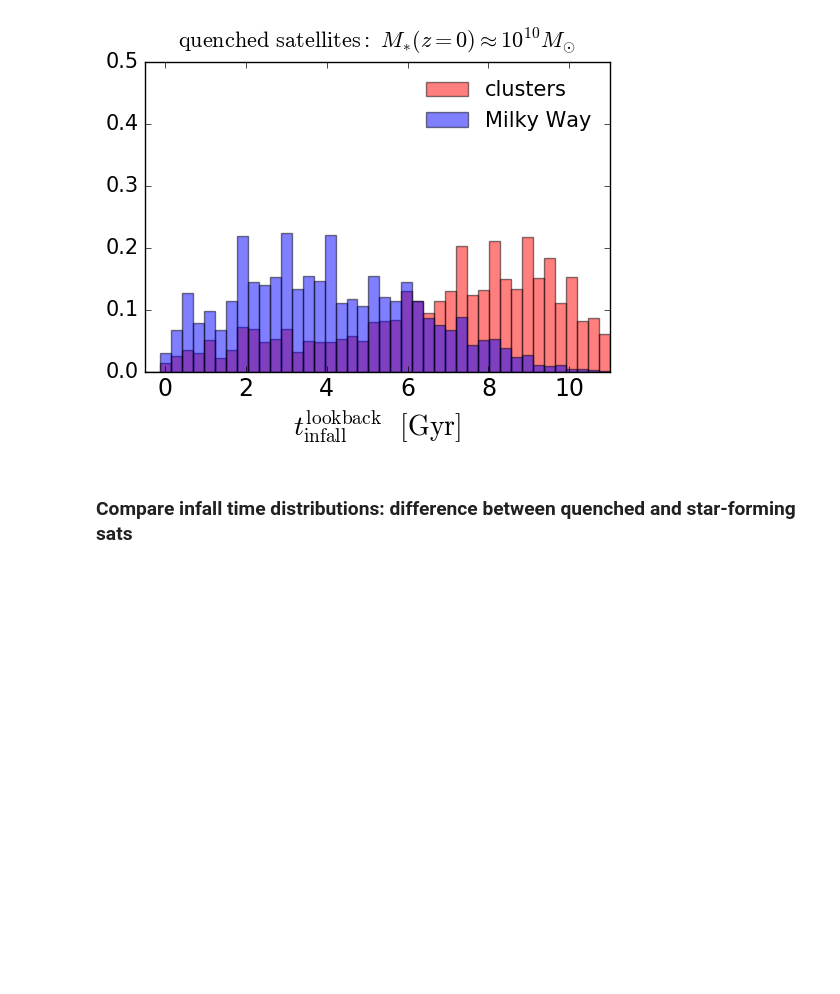
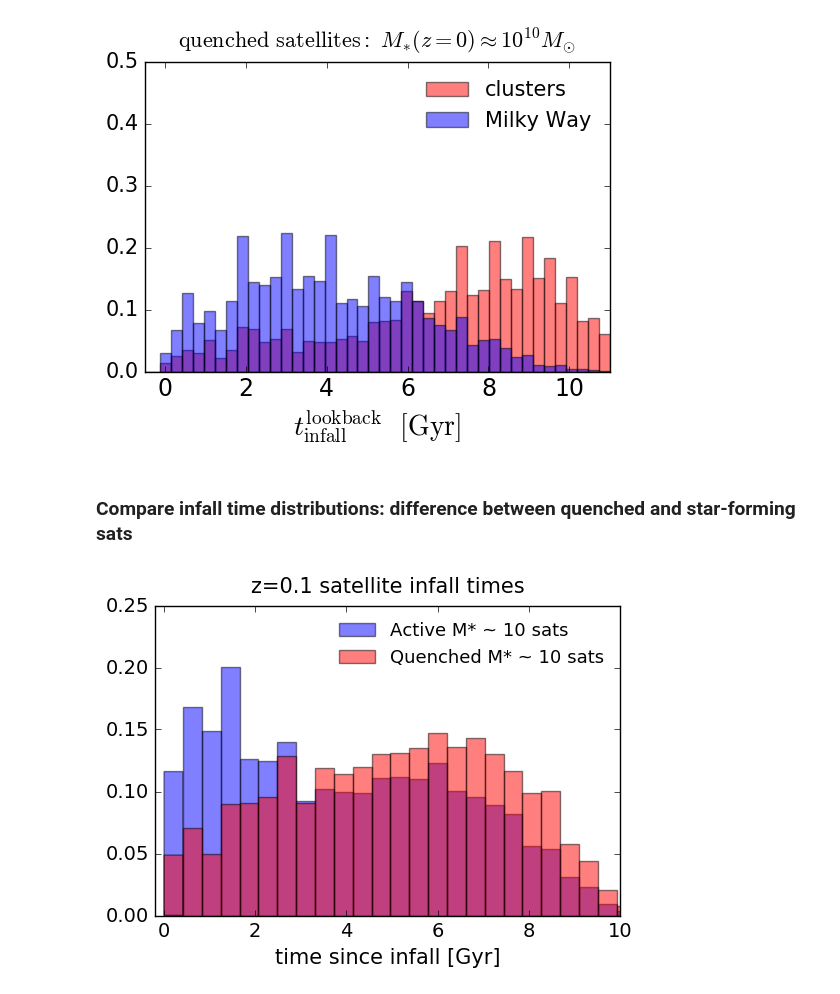
Before and after one commit to aphearin/time_evolving_cam_utils, a Jupyter notebook: fraction_quenched_after_infall.ipynb, the cells around one changed output. Saved outputs shown, nothing was run; the diff lists cells and outputs as text; code cells hidden in the pictures; blank space fills up the shorter version.

```diff
--- a/fraction_quenched_after_infall.ipynb
+++ b/fraction_quenched_after_infall.ipynb
@@ -380,30 +385,37 @@ fig.savefig('FIGS/infall_time_distributions_host_dependence.pdf', bbox_extra_art
 [figure]
 # %% [markdown]
 ### Compare infall time distributions: difference between quenched and star-forming sats
+# %%
+idx_tobs = np.where(scale_factor_array >= float(a_string[2:]))[0][0]
 # %%
 fig = plt.figure()
 ax = fig.add_subplot(111)
 
 sm_low, sm_high = 10, 10.25
 
-sm_mask = (sats['sm'] > 10**sm_low) & (sats['sm'] < 10**sm_high)
-quenched_mask = sm_mask * (sats['sfr'] / sats['sm'] < 1e-11)
-active_mask = sm_mask * (sats['sfr'] / sats['sm'] > 1e-11)
+sm_mask = (sats['stellar_mass'] > 10**sm_low) & (sats['stellar_mass'] < 10**sm_high)
+quenched_mask = sm_mask * (sats['sfr'] / sats['stellar_mass'] < 1e-11)
+active_mask = sm_mask * (sats['sfr'] / sats['stellar_mass'] > 1e-11)
 
-__=plt.hist(cosmic_age_array[-1] - sats['time_first_acc'][active_mask],
-            bins=np.linspace(0, 12, 20), normed=True, alpha=0.5,
+t_today = cosmic_age_array[idx_tobs]
+bins=np.linspace(0, 12, 30)
+__=plt.hist(t_today - sats['time_first_acc'][active_mask],
+            bins=bins, normed=True, alpha=0.5,
             label = 'Active M* ~ 10 sats', color='blue')
 
-__=plt.hist(cosmic_age_array[-1] - sats['time_first_acc'][quenched_mask],
-            bins=np.linspace(0, 12, 20), normed=True, alpha=0.5,
+__=plt.hist(t_today - sats['time_first_acc'][quenched_mask],
+            bins=bins, normed=True, alpha=0.5,
             label = "Quenched M* ~ 10 sats", color='red')
 
-xlabel = ax.set_xlabel(r'$t_{\rm lookback}^{\rm infall}$  $[{\rm Gyr}]$', fontsize=20)
-title = ax.set_title('Infall time distributions', fontsize=20, y=1.02) # y param fixes an overhanging title
+xlabel = ax.set_xlabel(r'$t_{\rm lookback}^{\rm infall}$  $[{\rm Gyr}]$', fontsize=15)
+xlabel = ax.set_xlabel(r'time since infall [Gyr]', fontsize=15)
+title = ax.set_title('z=0.1 satellite infall times', fontsize=15, y=1.02) # y param fixes an overhanging title
 
-plt.xticks(fontsize=17)
-plt.yticks(fontsize=15)
-plt.xlim(xmin = -0.2, xmax=13)
+plt.xticks(fontsize=14)
+plt.yticks(fontsize=14)
+plt.xlim(xmin = -0.2, xmax=10)
 plt.ylim(ymin = 0, ymax = 0.25)
-plt.legend(frameon=False, loc='upper right', fontsize=15)
+plt.legend(frameon=False, loc='upper right', fontsize=13)
 fig.savefig('FIGS/infall_time_distributions_sfr_dependence.pdf', bbox_extra_artists=[xlabel, ylabel], bbox_inches='tight')
+# %% [output]
+[figure, added]
```
Also changed, not shown: parts of 5 cells of this notebook, 2 other files.
